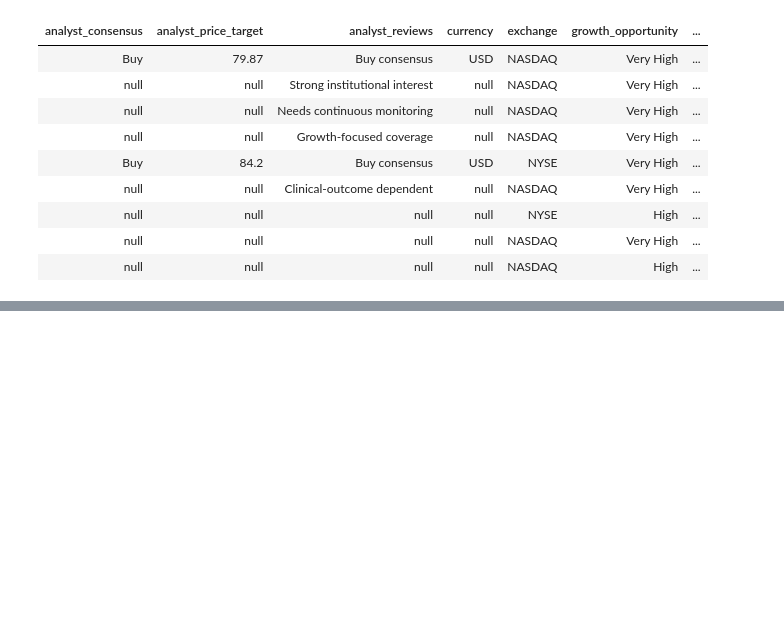
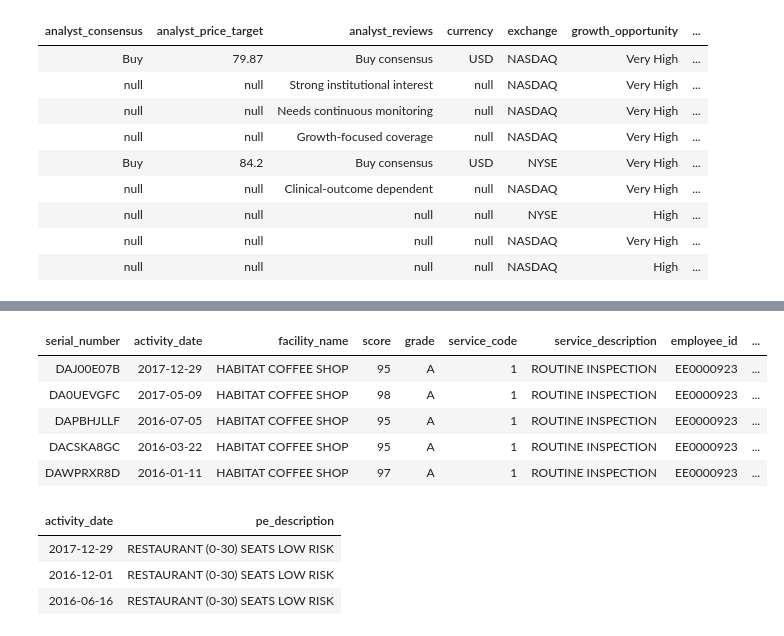
Before and after one commit to Atharv-Pawar/PySpark, a Jupyter notebook: stratascratch 2026-08-09 16_54_21.ipynb, the cells around one changed output, grey strips where cells are left out. Drawn from its saved outputs; the diff is of its cells as text; code cells hidden in the pictures; blank space fills up the shorter version.

Commit message:
stratascratch-Assignment

```diff
--- a/stratascratch 2026-08-09 16_54_21.ipynb
+++ b/stratascratch 2026-08-09 16_54_21.ipynb
@@ -205,0 +586,54 @@ display(us_high_growth_micro_small_cap_stocks)
+# %%
+from pyspark.sql.functions import *
+from pyspark.sql.types import *
+from pyspark.sql.window import Window
+
+# Read the parquet file
+raw_df = spark.read.parquet("/Volumes/workspace/stratascratch/stratascratch/restaurant_inspections.parquet", header=True, inferSchema=True)
+
+# Define proper column names
+proper_columns = [
+    "serial_number",
+    "activity_date",
+    "facility_name",
+    "score",
+    "grade",
+    "service_code",
+    "service_description",
+    "employee_id",
+    "facility_address",
+    "facility_city",
+    "facility_id",
+    "facility_state",
+    "facility_zip",
+    "owner_id",
+    "owner_name",
+    "pe_description",
+    "program_element_pe",
+    "program_name",
+    "program_status",
+    "record_id"
+]
+
+# Rename all columns
+los_angeles_restaurant_health_inspections = raw_df.toDF(*proper_columns)
+
+# Filter using the properly named column
+filtered_result = los_angeles_restaurant_health_inspections.filter(col('owner_name') == 'GLASSELL COFFEE SHOP LLC')
+display(filtered_result)
+# %% [output]
+| serial_number | activity_date | facility_name | score | grade | service_code | service_description | employee_id | ... |
+| DAJ00E07B | 2017-12-29 | HABITAT COFFEE SHOP | 95 | A | 1 | ROUTINE INSPECTION | EE0000923 | ... |
+| DA0UEVGFC | 2017-05-09 | HABITAT COFFEE SHOP | 98 | A | 1 | ROUTINE INSPECTION | EE0000923 | ... |
+| DAPBHJLLF | 2016-07-05 | HABITAT COFFEE SHOP | 95 | A | 1 | ROUTINE INSPECTION | EE0000923 | ... |
+| DACSKA8GC | 2016-03-22 | HABITAT COFFEE SHOP | 95 | A | 1 | ROUTINE INSPECTION | EE0000923 | ... |
+| DAWPRXR8D | 2016-01-11 | HABITAT COFFEE SHOP | 97 | A | 1 | ROUTINE INSPECTION | EE0000923 | ... |
+# %%
+filtere_result_1 = los_angeles_restaurant_health_inspections.filter((col('facility_name') == 'STREET CHURROS') & (col('score') < 95))\
+    .select('activity_date', 'pe_description')
+display(filtere_result_1)
+# %% [output]
+| activity_date | pe_description |
+| 2017-12-29 | RESTAURANT (0-30) SEATS LOW RISK |
+| 2016-12-01 | RESTAURANT (0-30) SEATS LOW RISK |
+| 2016-06-16 | RESTAURANT (0-30) SEATS LOW RISK |
```
Also changed, not shown: parts of 7 cells of this notebook.
